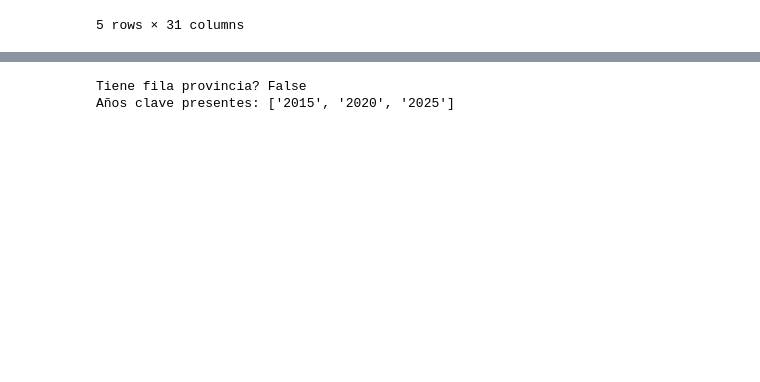
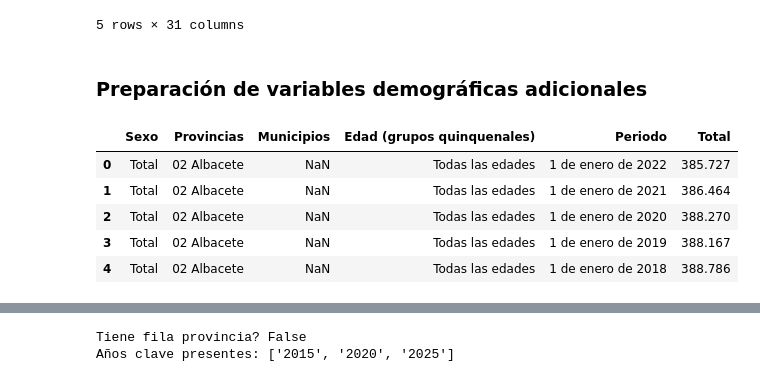
Before and after one commit to juancmogordoy1/gym-market-analysis-albacete, a Jupyter notebook: notebooks/05_demographic_growth.ipynb, the cells around one changed output, grey strips where cells are left out. Cells and saved outputs as stored; diff of their text form; code cells hidden in the pictures; blank space fills up the shorter version.

```diff
--- a/notebooks/05_demographic_growth.ipynb
+++ b/notebooks/05_demographic_growth.ipynb
@@ -118,3 +118,21 @@ ine.head()
 | 4 | Albatana | 644.0 | 663.0 | 655.0 | 670.0 | 681.0 | 679.0 | 692.0 | 693.0 | 698.0 | ... | ... |
 | 5 | Alborea | 672.0 | 676.0 | 666.0 | 663.0 | 670.0 | 664.0 | 658.0 | 650.0 | 697.0 | ... | ... |
 5 rows × 31 columns
+# %% [markdown]
+### Preparación de variables demográficas adicionales
+# %%
+# Cargar dataset de edad por grupos quinquenales
+df_age = pd.read_csv(
+    "../data/raw/33576.csv",
+    sep=";",
+    encoding="utf-8-sig"
+)
+
+df_age.head()
+# %% [output]
+|  | Sexo | Provincias | Municipios | Edad (grupos quinquenales) | Periodo | Total |
+| 0 | Total | 02 Albacete | NaN | Todas las edades | 1 de enero de 2022 | 385.727 |
+| 1 | Total | 02 Albacete | NaN | Todas las edades | 1 de enero de 2021 | 386.464 |
+| 2 | Total | 02 Albacete | NaN | Todas las edades | 1 de enero de 2020 | 388.270 |
+| 3 | Total | 02 Albacete | NaN | Todas las edades | 1 de enero de 2019 | 388.167 |
+| 4 | Total | 02 Albacete | NaN | Todas las edades | 1 de enero de 2018 | 388.786 |
```
Also changed, not shown: parts of 9 cells of this notebook, 3 other files.
